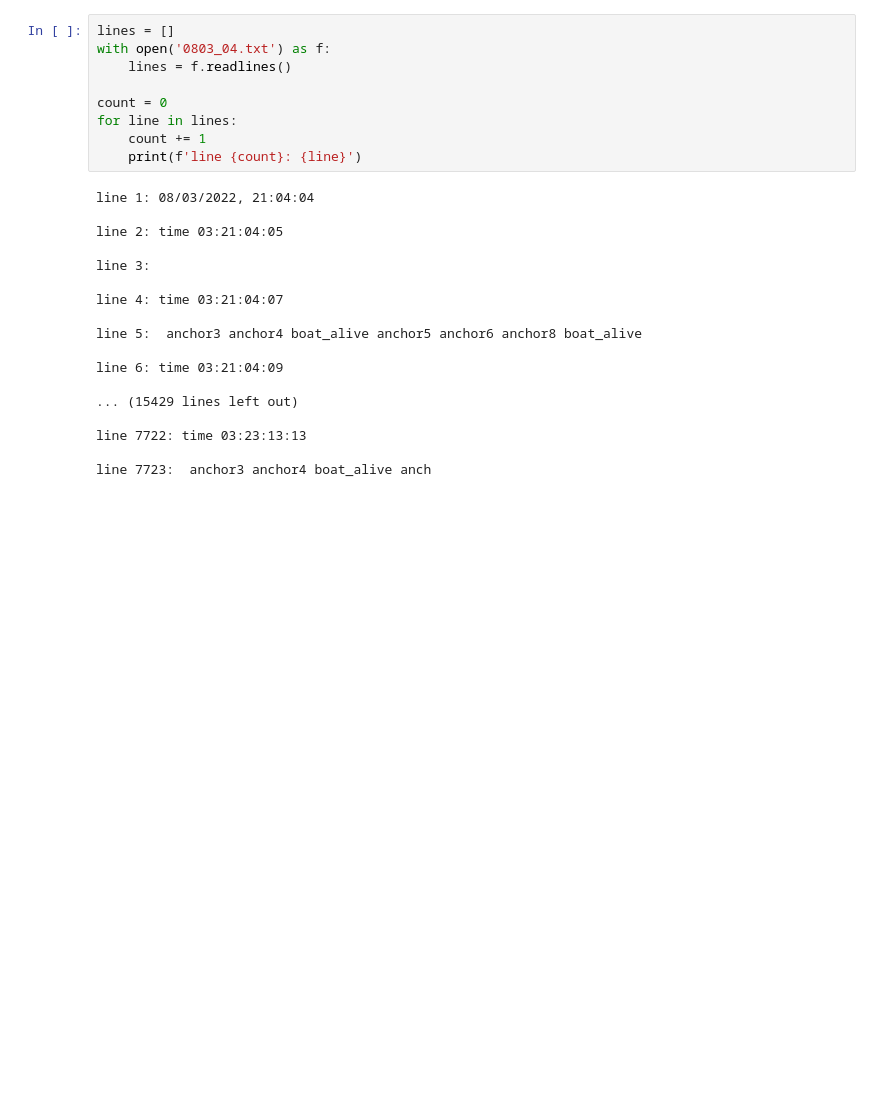
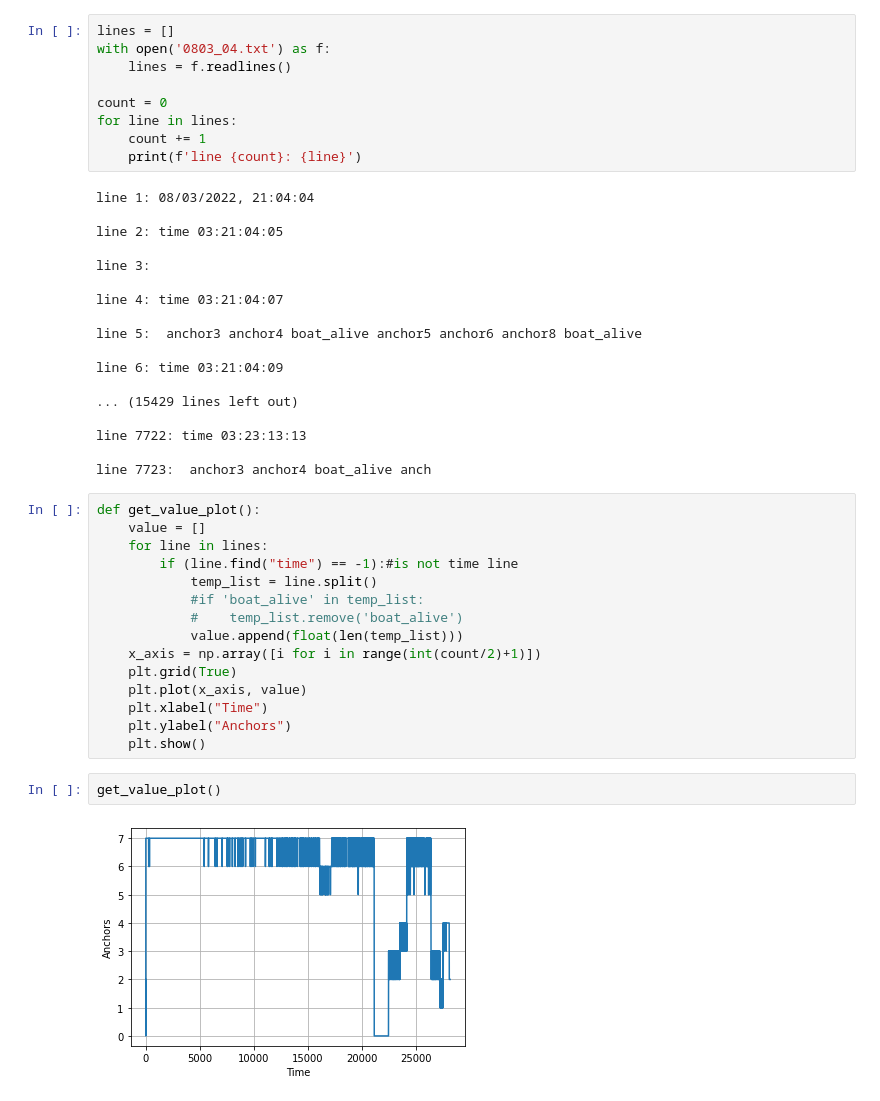
Before and after one commit to ARG-NCTU/arg_robotics_tools, a Jupyter notebook: 09_anchor_logging.ipynb, the cells around one changed output. Drawn from its saved outputs; the diff is of its cells as text; blank space fills up the shorter version.

Commit message:
plot logging out 09

```diff
--- a/09_anchor_logging.ipynb
+++ b/09_anchor_logging.ipynb
@@ -51,3 +52,22 @@ line 6: time 03:21:04:09
 line 7722: time 03:23:13:13
 
 line 7723:  anchor3 anchor4 boat_alive anch
+# %%
+def get_value_plot():
+    value = []
+    for line in lines:
+        if (line.find("time") == -1):#is not time line
+            temp_list = line.split()
+            #if 'boat_alive' in temp_list:
+            #    temp_list.remove('boat_alive')
+            value.append(float(len(temp_list)))
+    x_axis = np.array([i for i in range(int(count/2)+1)])
+    plt.grid(True)
+    plt.plot(x_axis, value)
+    plt.xlabel("Time")
+    plt.ylabel("Anchors")
+    plt.show()
+# %%
+get_value_plot()
+# %% [output]
+[figure, added]
```
Also changed, not shown: parts of 1 cell of this notebook.
